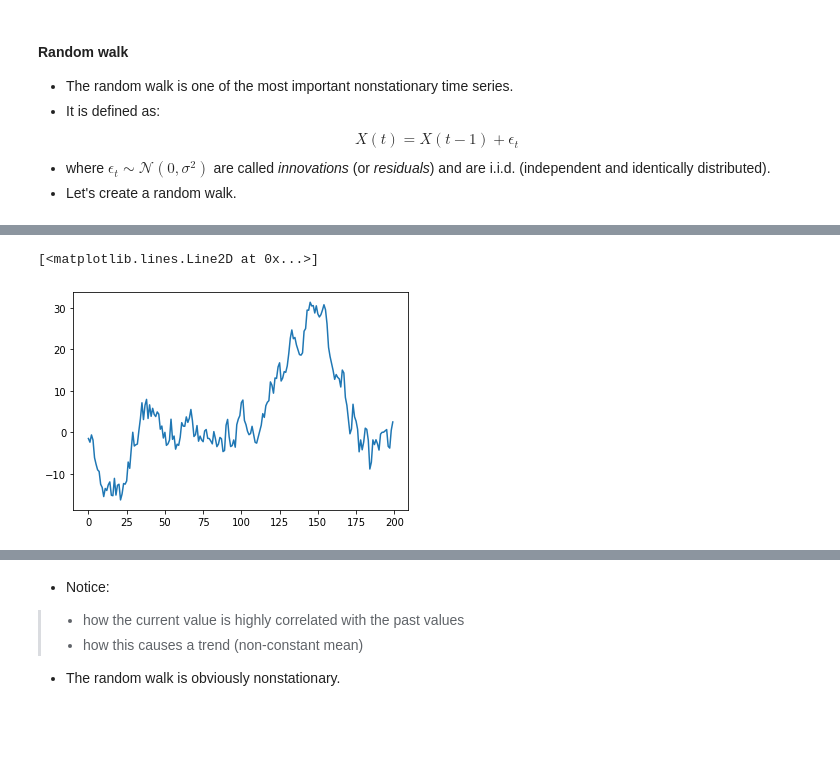
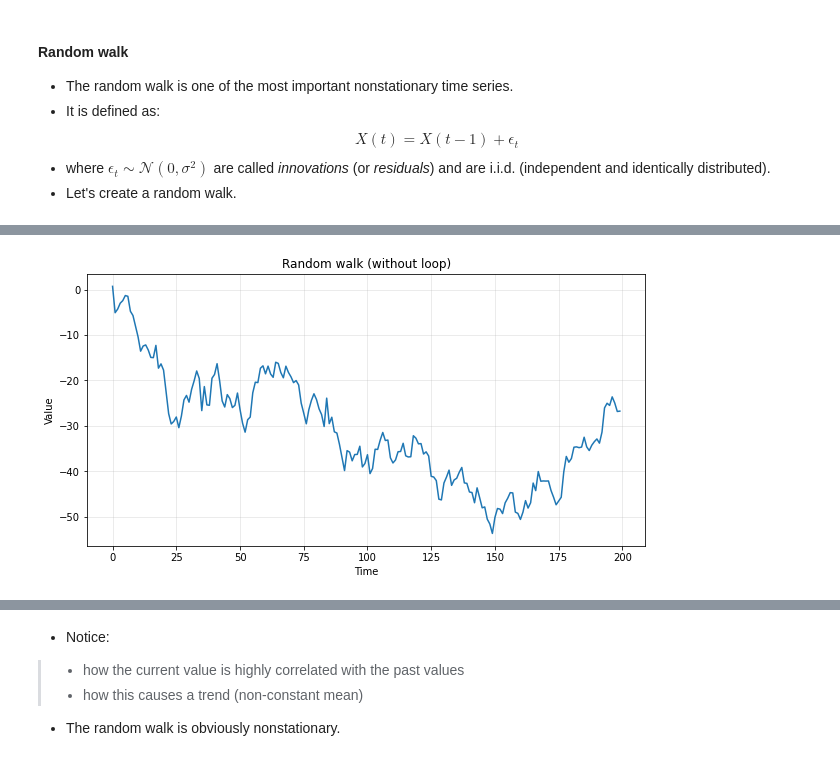
Before and after one commit to nsydn/ise043_tsaf, a Jupyter notebook: ise043_tsaf_2425f_2_stationarity.ipynb, the cells around one changed output, grey strips where cells are left out. Cells and saved outputs as stored; diff of their text form; code cells hidden in the pictures; blank space fills up the shorter version.

```diff
--- a/ise043_tsaf_2425f_2_stationarity.ipynb
+++ b/ise043_tsaf_2425f_2_stationarity.ipynb
@@ -162,6 +150,8 @@ $$X(t) = X(t-1) + \epsilon_t$$
 - where $\epsilon_t \sim \mathcal{N}(0,\sigma^2)$ are called *innovations* (or *residuals*) and are i.i.d. (independent and identically distributed).
 - Let's create a random walk.
 # %%
+state = np.random.get_state()
+
 # empty series
 rand_walk = np.empty_like(time, dtype='float')
 
@@ -171,3 +161,5 @@ rand_walk[0] = 3.14
 # Random Walk
 for t in time[1:]:
     rand_walk[t] = rand_walk[t-1] + np.random.normal(loc=0, scale=2.5, size=1)[0]
+
+ts_plot(time, rand_walk, 'Random walk')
@@ -174,5 +168,5 @@ for t in time[1:]:
 # %%
-plt.plot(np.cumsum(np.random.normal(loc=0, scale=2.5, size=200)))
+np.random.set_state(state)
+ts_plot(time, np.cumsum(np.random.normal(loc=0, scale=2.5, size=200)),'Random walk (without loop)')
 # %% [output]
-[<matplotlib.lines.Line2D at 0x...>]
-[figure, old version]
+[figure, new version]
```
Also changed, not shown: parts of 41 cells of this notebook.
